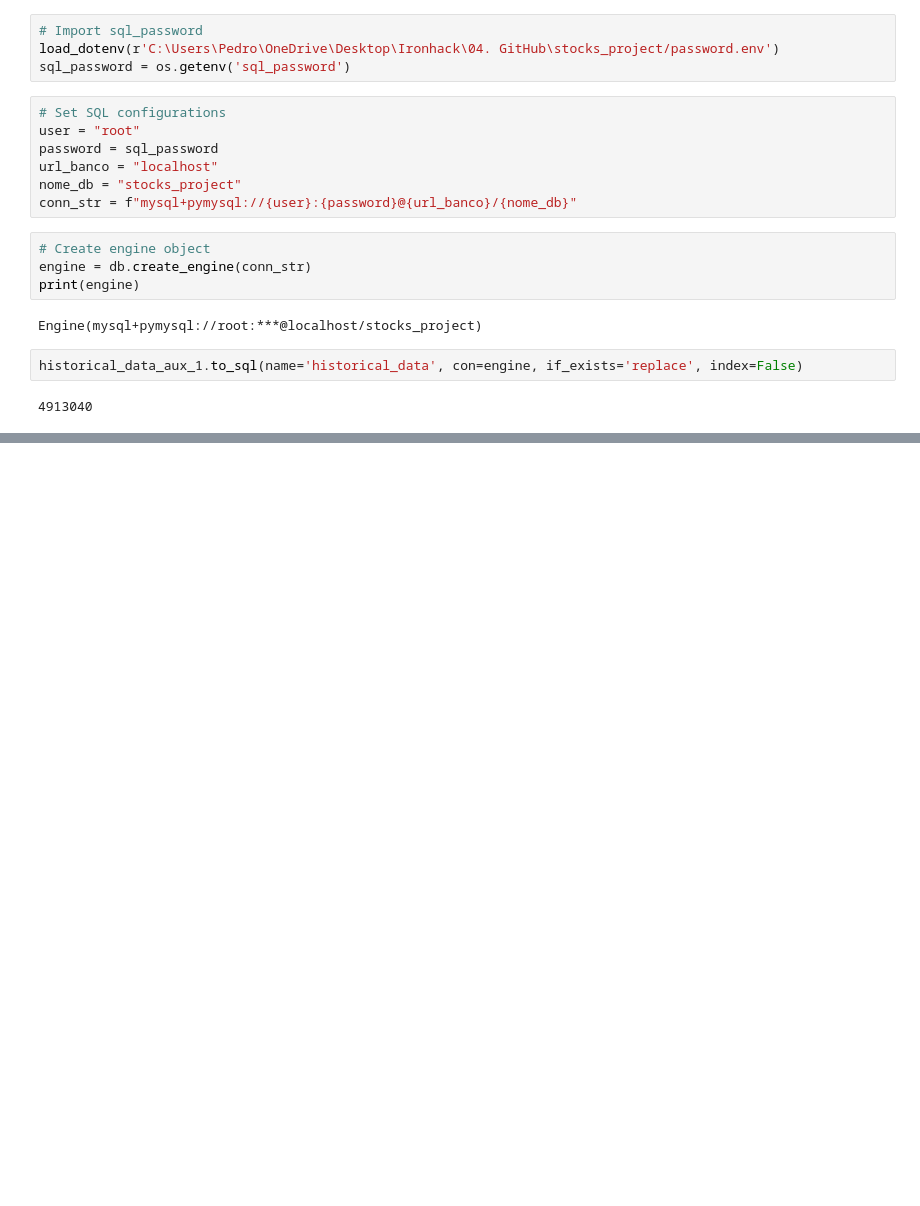
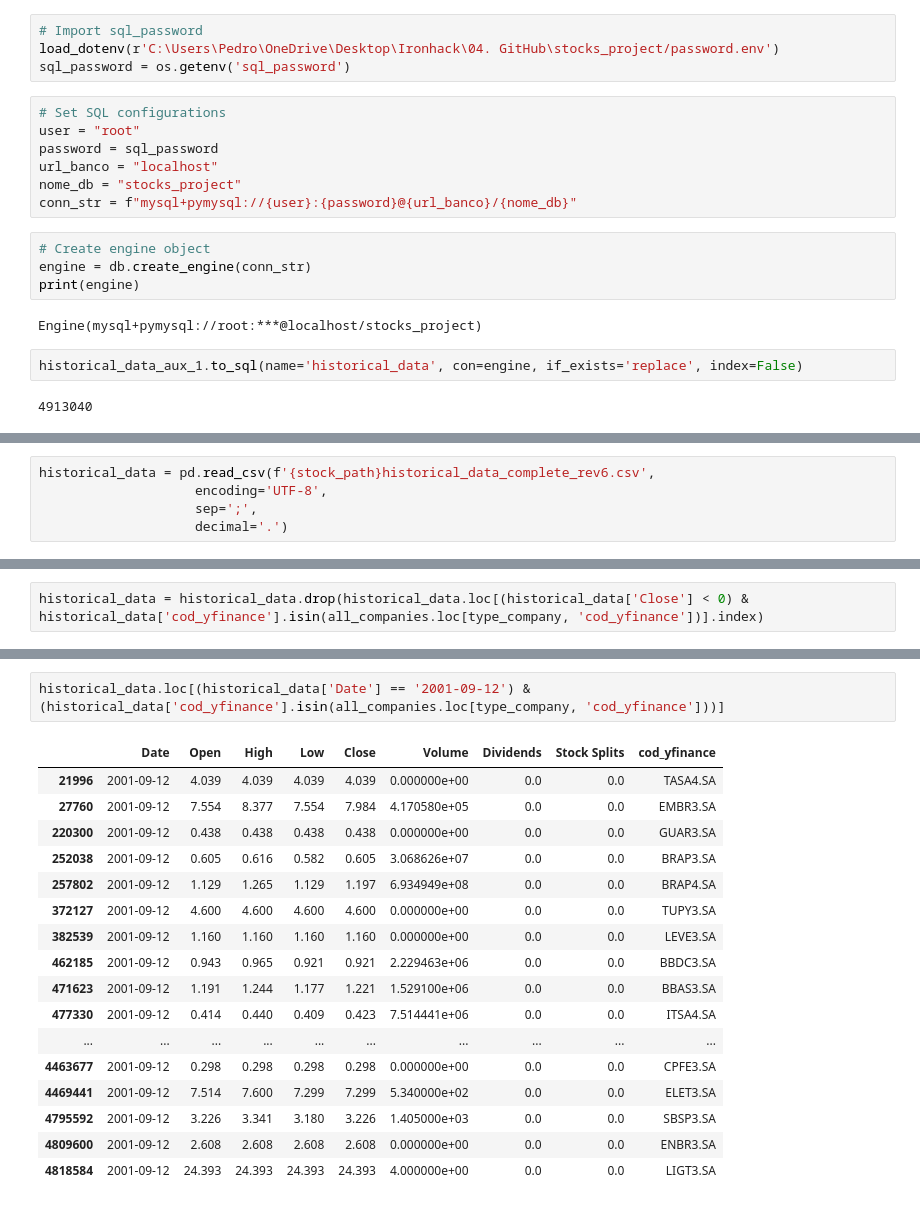
Before and after one commit to pedrolaender/05.Ironhack_Final_Project, a Jupyter notebook: testes.ipynb, the cells around one changed output, grey strips where cells are left out. Drawn from its saved outputs; the diff is of its cells as text; blank space fills up the shorter version.

```diff
--- a/testes.ipynb
+++ b/testes.ipynb
@@ -1929,0 +2458,5 @@ historical_data_aux_1.to_sql(name='historical_data', con=engine, if_exists='repl
+# %%
+historical_data = pd.read_csv(f'{stock_path}historical_data_complete_rev6.csv',
+                    encoding='UTF-8',
+                    sep=';',
+                    decimal='.')
@@ -1929,0 +2488,2 @@ historical_data_aux_1.to_sql(name='historical_data', con=engine, if_exists='repl
+# %%
+historical_data = historical_data.drop(historical_data.loc[(historical_data['Close'] < 0) & historical_data['cod_yfinance'].isin(all_companies.loc[type_company, 'cod_yfinance'])].index)
@@ -1929,0 +2499,20 @@ historical_data_aux_1.to_sql(name='historical_data', con=engine, if_exists='repl
+# %%
+historical_data.loc[(historical_data['Date'] == '2001-09-12') & (historical_data['cod_yfinance'].isin(all_companies.loc[type_company, 'cod_yfinance']))]
+# %% [output]
+|  | Date | Open | High | Low | Close | Volume | Dividends | Stock Splits | cod_yfinance |
+| 21996 | 2001-09-12 | 4.039 | 4.039 | 4.039 | 4.039 | 0.000000e+00 | 0.0 | 0.0 | TASA4.SA |
+| 27760 | 2001-09-12 | 7.554 | 8.377 | 7.554 | 7.984 | 4.170580e+05 | 0.0 | 0.0 | EMBR3.SA |
+| 220300 | 2001-09-12 | 0.438 | 0.438 | 0.438 | 0.438 | 0.000000e+00 | 0.0 | 0.0 | GUAR3.SA |
+| 252038 | 2001-09-12 | 0.605 | 0.616 | 0.582 | 0.605 | 3.068626e+07 | 0.0 | 0.0 | BRAP3.SA |
+| 257802 | 2001-09-12 | 1.129 | 1.265 | 1.129 | 1.197 | 6.934949e+08 | 0.0 | 0.0 | BRAP4.SA |
+| 372127 | 2001-09-12 | 4.600 | 4.600 | 4.600 | 4.600 | 0.000000e+00 | 0.0 | 0.0 | TUPY3.SA |
+| 382539 | 2001-09-12 | 1.160 | 1.160 | 1.160 | 1.160 | 0.000000e+00 | 0.0 | 0.0 | LEVE3.SA |
+| 462185 | 2001-09-12 | 0.943 | 0.965 | 0.921 | 0.921 | 2.229463e+06 | 0.0 | 0.0 | BBDC3.SA |
+| 471623 | 2001-09-12 | 1.191 | 1.244 | 1.177 | 1.221 | 1.529100e+06 | 0.0 | 0.0 | BBAS3.SA |
+| 477330 | 2001-09-12 | 0.414 | 0.440 | 0.409 | 0.423 | 7.514441e+06 | 0.0 | 0.0 | ITSA4.SA |
+| ... | ... | ... | ... | ... | ... | ... | ... | ... | ... |
+| 4463677 | 2001-09-12 | 0.298 | 0.298 | 0.298 | 0.298 | 0.000000e+00 | 0.0 | 0.0 | CPFE3.SA |
+| 4469441 | 2001-09-12 | 7.514 | 7.600 | 7.299 | 7.299 | 5.340000e+02 | 0.0 | 0.0 | ELET3.SA |
+| 4795592 | 2001-09-12 | 3.226 | 3.341 | 3.180 | 3.226 | 1.405000e+03 | 0.0 | 0.0 | SBSP3.SA |
+| 4809600 | 2001-09-12 | 2.608 | 2.608 | 2.608 | 2.608 | 0.000000e+00 | 0.0 | 0.0 | ENBR3.SA |
+| 4818584 | 2001-09-12 | 24.393 | 24.393 | 24.393 | 24.393 | 4.000000e+00 | 0.0 | 0.0 | LIGT3.SA |
```
Also changed, not shown: parts of 90 cells of this notebook, 1 other file.
